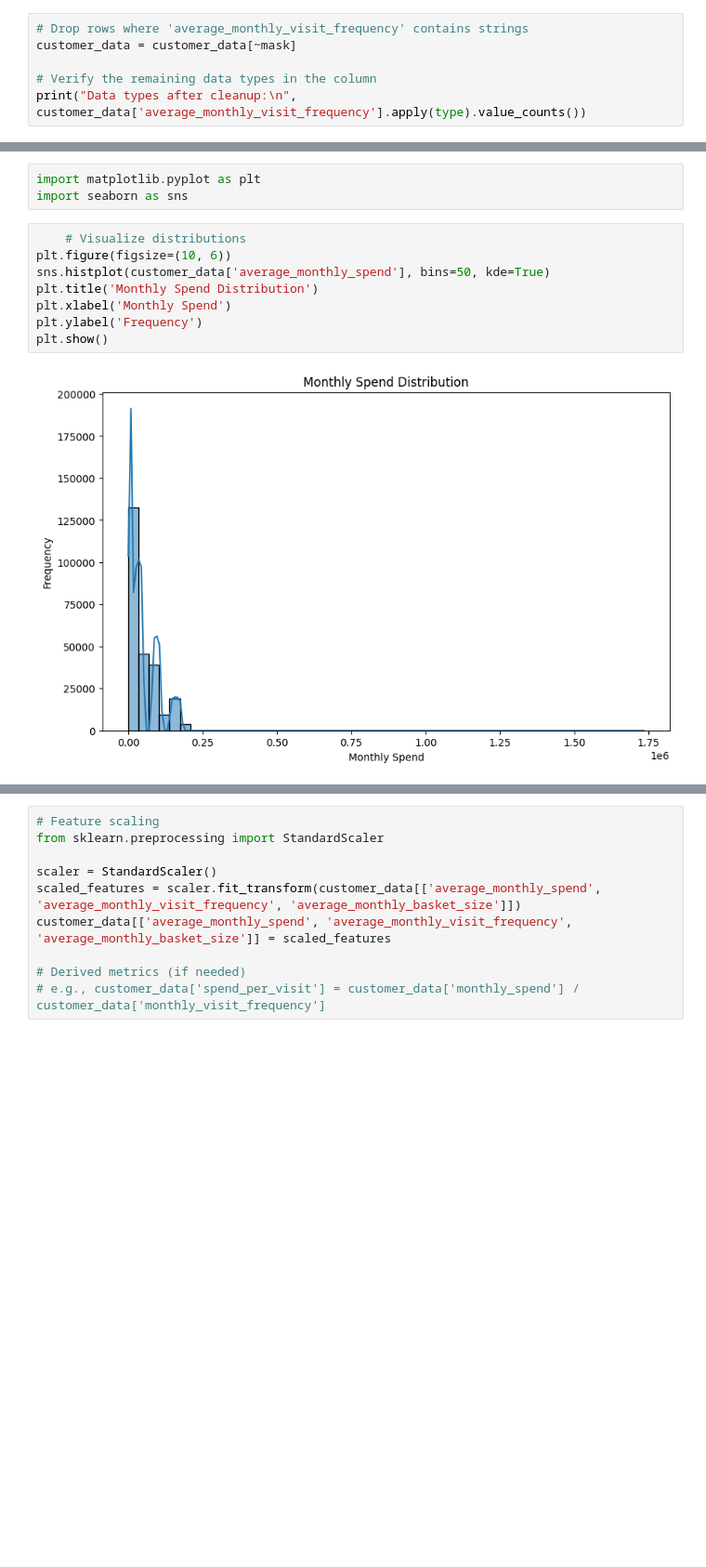
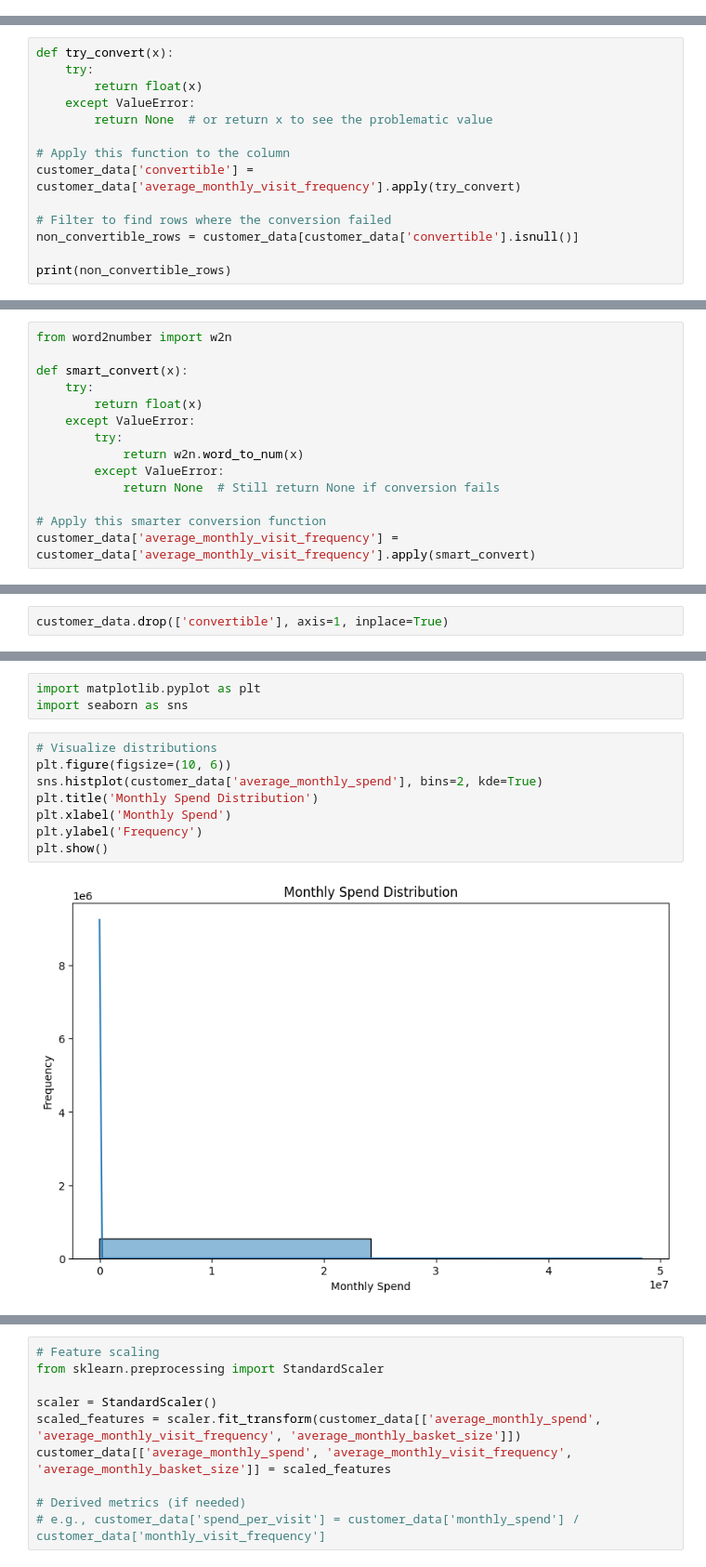
Before and after one commit to tharoosha/Datastrome_5.0, a Jupyter notebook: notebook_v1.ipynb, the cells around one changed output, grey strips where cells are left out. Shown at 93% size. Drawn from its saved outputs; the diff is of its cells as text; blank space fills up the shorter version.

```diff
--- a/notebook_v1.ipynb
+++ b/notebook_v1.ipynb
@@ -186,6 +223,0 @@ Number of string entries in 'average_monthly_visit_frequency': 165364
-# %%
-# Drop rows where 'average_monthly_visit_frequency' contains strings
-customer_data = customer_data[~mask]
-
-# Verify the remaining data types in the column
-print("Data types after cleanup:\n", customer_data['average_monthly_visit_frequency'].apply(type).value_counts())
@@ -196,0 +224,14 @@ Name: count, dtype: int64
+# %%
+def try_convert(x):
+    try:
+        return float(x)
+    except ValueError:
+        return None  # or return x to see the problematic value
+
+# Apply this function to the column
+customer_data['convertible'] = customer_data['average_monthly_visit_frequency'].apply(try_convert)
+
+# Filter to find rows where the conversion failed
+non_convertible_rows = customer_data[customer_data['convertible'].isnull()]
+
+print(non_convertible_rows)
@@ -196,0 +250,14 @@ Name: count, dtype: int64
+# %%
+from word2number import w2n
+
+def smart_convert(x):
+    try:
+        return float(x)
+    except ValueError:
+        try:
+            return w2n.word_to_num(x)
+        except ValueError:
+            return None  # Still return None if conversion fails
+
+# Apply this smarter conversion function
+customer_data['average_monthly_visit_frequency'] = customer_data['average_monthly_visit_frequency'].apply(smart_convert)
@@ -197,3 +269,5 @@ Name: count, dtype: int64
+# %%
+customer_data.drop(['convertible'], axis=1, inplace=True)
 # %%
 customer_data
 # %% [output]
@@ -226,15 +300,15 @@ customer_data.describe()
 import matplotlib.pyplot as plt
 import seaborn as sns
 # %%
-    # Visualize distributions
+# Visualize distributions
 plt.figure(figsize=(10, 6))
-sns.histplot(customer_data['average_monthly_spend'], bins=50, kde=True)
+sns.histplot(customer_data['average_monthly_spend'], bins=2, kde=True)
 plt.title('Monthly Spend Distribution')
 plt.xlabel('Monthly Spend')
 plt.ylabel('Frequency')
 plt.show()
 # %% [output]
-[figure, old version]
+[figure, new version]
 # %%
 customer_data.head(5)
 # %% [output]
```
Also changed, not shown: parts of 33 cells of this notebook.
